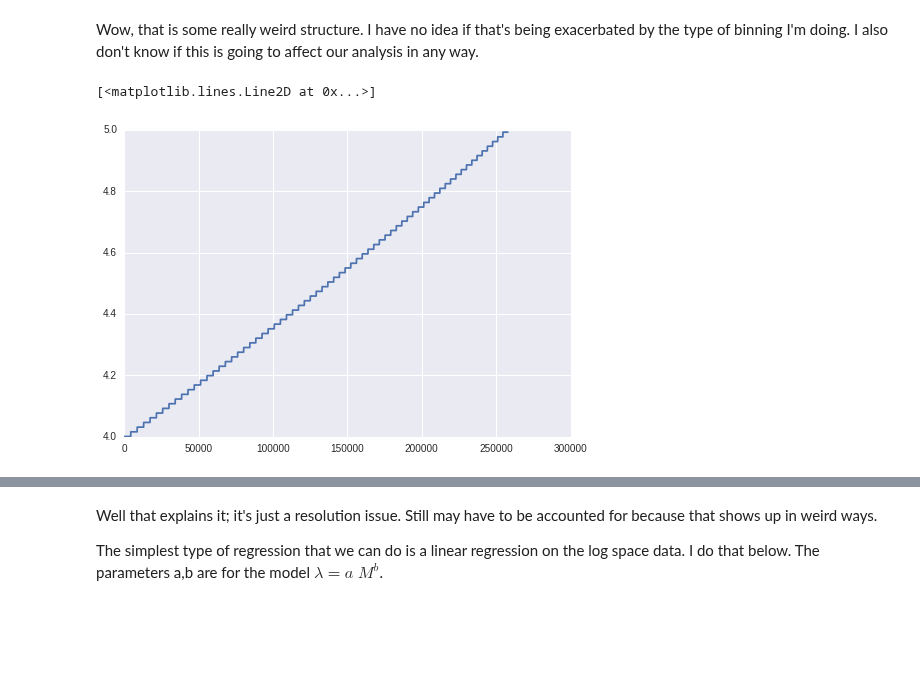
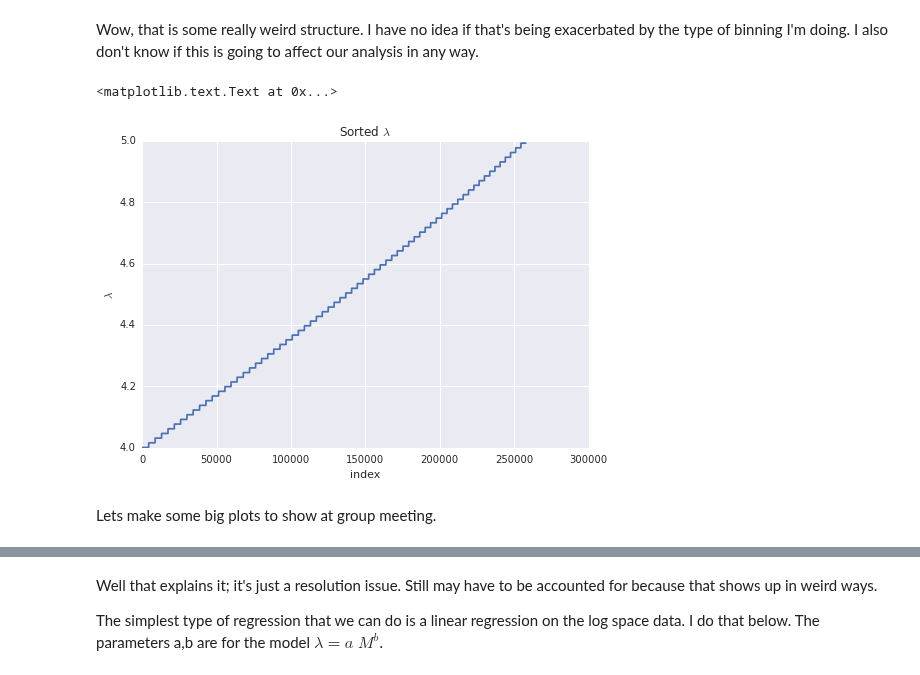
Before and after one commit to Ravirajadrangi/ClusterMassInference, a Jupyter notebook: Playing With Catalog V2.ipynb, the cells around one changed output, grey strips where cells are left out. Saved outputs shown, nothing was run; the diff lists cells and outputs as text; code cells hidden in the pictures; blank space fills up the shorter version.

Commit message:
Ready for group meeting.

```diff
--- a/Playing With Catalog V2.ipynb
+++ b/Playing With Catalog V2.ipynb
@@ -80,7 +80,12 @@ plt.xlim(3.9,5.1);
 # %% [markdown]
 Wow, that is some really weird structure. I have no idea if that's being exacerbated by the type of binning I'm doing. I also don't know if this is going to affect our analysis in any way.
-# %%
-plt.plot(sorted(s2))
-# %% [output]
-[<matplotlib.lines.Line2D at 0x...>]
-[figure, removed]
+# %%
+plt.plot(sorted(s2))
+plt.title('Sorted $\lambda$')
+plt.ylabel('$\lambda$')
+plt.xlabel('index')
+# %% [output]
+<matplotlib.text.Text at 0x...>
+[figure, added]
+# %% [markdown]
+Lets make some big plots to show at group meeting.
```
Also changed, not shown: parts of 10 cells of this notebook.
